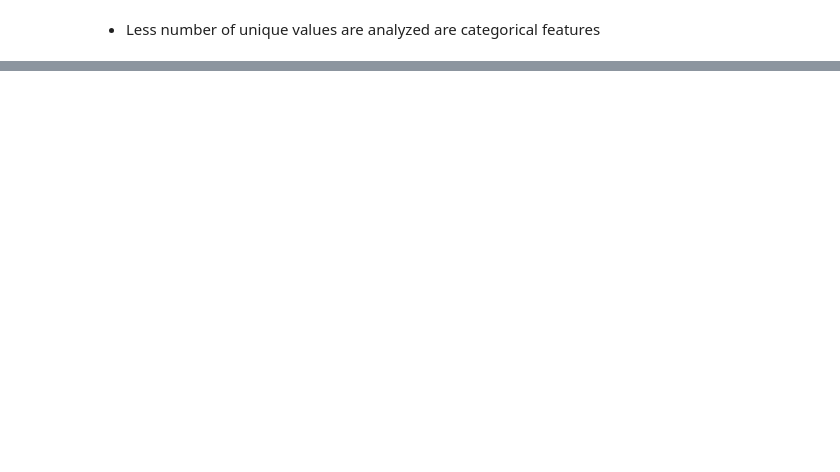
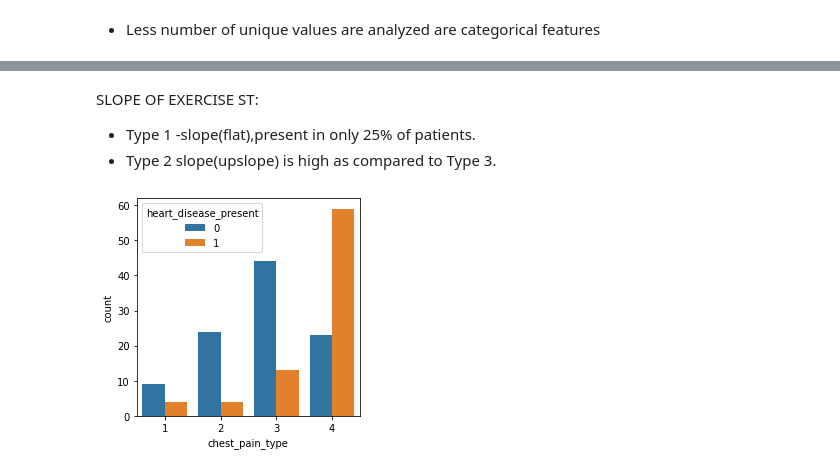
Before and after one commit to 21Ovi/Heart-Disease-Classification, a Jupyter notebook: Heart_Diesease_Prediction.ipynb, the cells around one changed output, grey strips where cells are left out. Saved outputs shown, nothing was run; the diff lists cells and outputs as text; code cells hidden in the pictures; blank space fills up the shorter version.

```diff
--- a/Heart_Diesease_Prediction.ipynb
+++ b/Heart_Diesease_Prediction.ipynb
@@ -400,0 +395,10 @@ for label, content in df.items():
+# %% [markdown]
+SLOPE OF EXERCISE ST:
+
+ * Type 1 -slope(flat),present in only 25% of patients.
+ * Type 2 slope(upslope) is high as compared to Type 3.
+# %%
+plt.figure(figsize=(4,4))
+ax=sns.countplot(x='chest_pain_type',hue='heart_disease_present',data=df);
+# %% [output]
+[figure, added]
```
Also changed, not shown: parts of 221 cells of this notebook.
